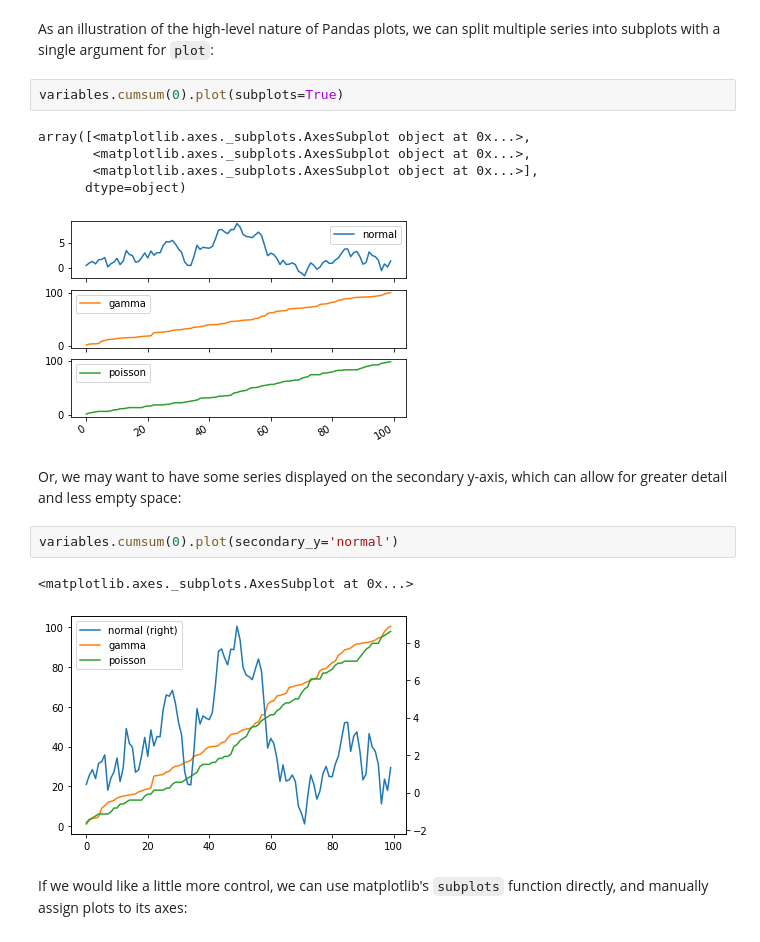
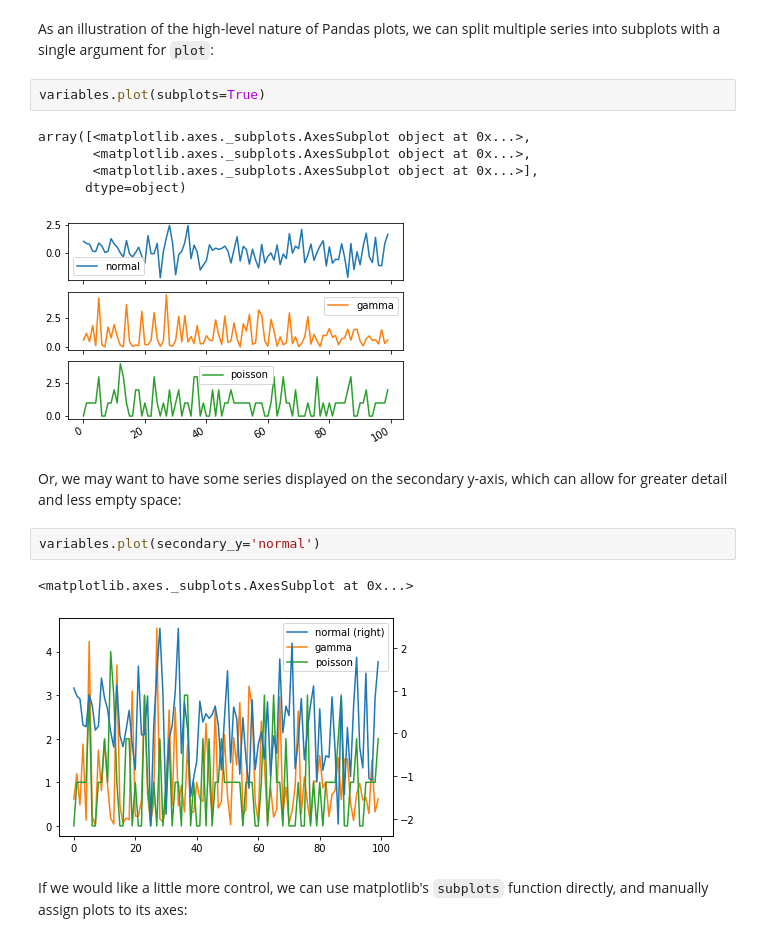
Before and after one commit to drajaysingh9/datasciencecoursera, a Jupyter notebook: Copy_of_[BSE]_Visualization_[Code_along].ipynb, the cells around one changed output. Cells and saved outputs as stored; diff of their text form.

```diff
--- a/Copy_of_[BSE]_Visualization_[Code_along].ipynb
+++ b/Copy_of_[BSE]_Visualization_[Code_along].ipynb
@@ -245,20 +309,20 @@ variables.cumsum(0).plot()
 # %% [markdown]
 As an illustration of the high-level nature of Pandas plots, we can split multiple series into subplots with a single argument for `plot`:
 # %%
-variables.cumsum(0).plot(subplots=True)
+variables.plot(subplots=True)
 # %% [output]
 array([<matplotlib.axes._subplots.AxesSubplot object at 0x...>,
        <matplotlib.axes._subplots.AxesSubplot object at 0x...>,
        <matplotlib.axes._subplots.AxesSubplot object at 0x...>],
       dtype=object)
-[figure, old version]
+[figure, new version]
 # %% [markdown]
 Or, we may want to have some series displayed on the secondary y-axis, which can allow for greater detail and less empty space:
 # %%
-variables.cumsum(0).plot(secondary_y='normal')
+variables.plot(secondary_y='normal')
 # %% [output]
 <matplotlib.axes._subplots.AxesSubplot at 0x...>
-[figure, old version]
+[figure, new version]
 # %% [markdown]
 If we would like a little more control, we can use matplotlib's `subplots` function directly, and manually assign plots to its axes:
 # %%
```
Also changed, not shown: parts of 52 cells of this notebook.
